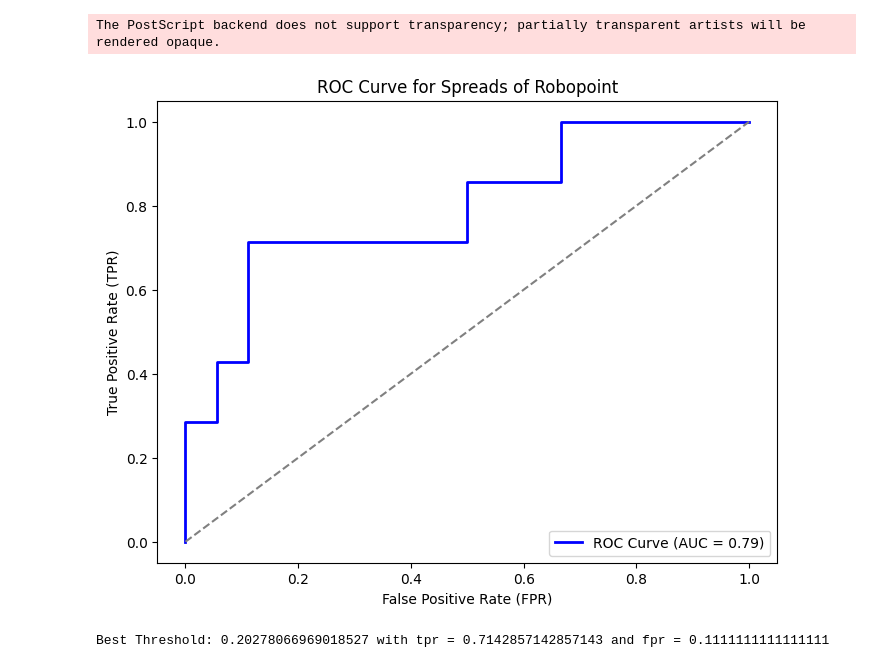
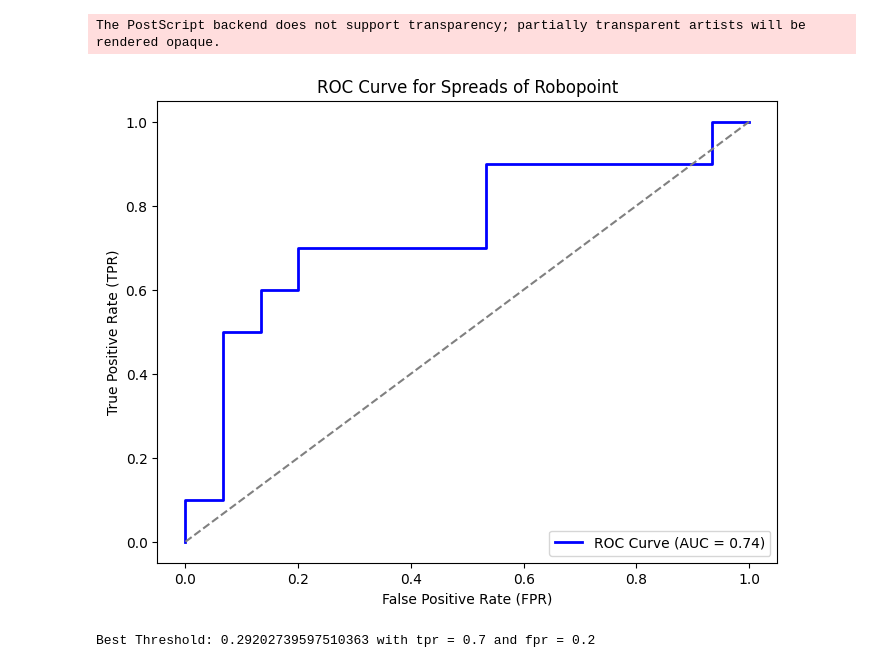
Before and after one commit to NIYI100/xai-praktikum, a Jupyter notebook: robopoint/Report_Create_Plots.ipynb, the cells around one changed output. Drawn from its saved outputs; the diff is of its cells as text; code cells hidden in the pictures.

```diff
--- a/robopoint/Report_Create_Plots.ipynb
+++ b/robopoint/Report_Create_Plots.ipynb
@@ -112,15 +112,15 @@ Best Threshold: 0.2552662720282873 with tpr = 1.0 and fpr = 0.21052631578947367
 # %%
-data_file = 'results/Scatter_ROC/robopoint-temp06-5prompts-6runs-certain.npz'
-output_data_file = 'results/Scatter_ROC/spreads-robopoint-roc.eps'
+data_file = 'results/Cluster_Scatter_ROC/robopoint-temp06-5prompts-6runs-certain-cluster.npz'
+output_data_file = 'results/Cluster_Scatter_ROC/spreads-robopoint-roc.eps'
 
 loaded = np.load(data_file)
 distances = loaded['distances']
 spreads = loaded['spreads']
 
 threshold, tpr, fpr = apply_roc(1 - np.array(spreads), distances, output_data_file, "ROC Curve for Spreads of Robopoint")
 print(f"Best Threshold: { 1 - threshold } with tpr = { tpr } and fpr = { fpr }")
 # %% [output]
 The PostScript backend does not support transparency; partially transparent artists will be rendered opaque.
-[figure, old version]
+[figure, new version]
-Best Threshold: 0.20278066969018527 with tpr = 0.7142857142857143 and fpr = 0.1111111111111111
+Best Threshold: 0.29202739597510363 with tpr = 0.7 and fpr = 0.2
 # %%
```
Also changed, not shown: parts of 5 cells of this notebook, 16 other files.
